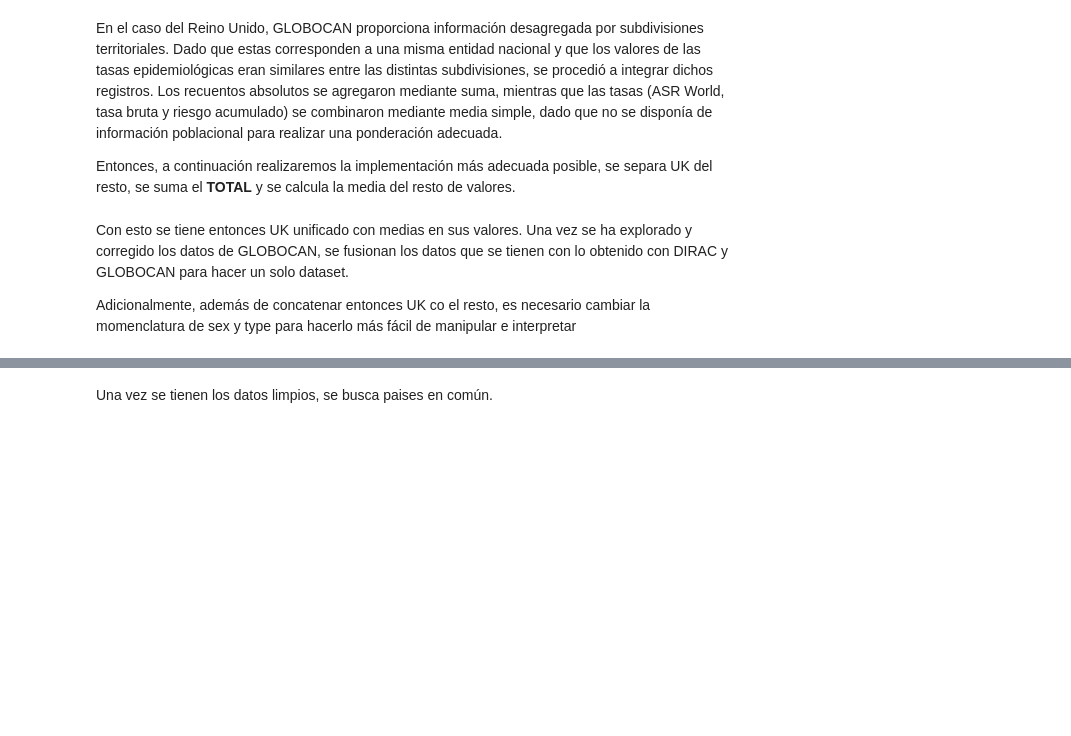
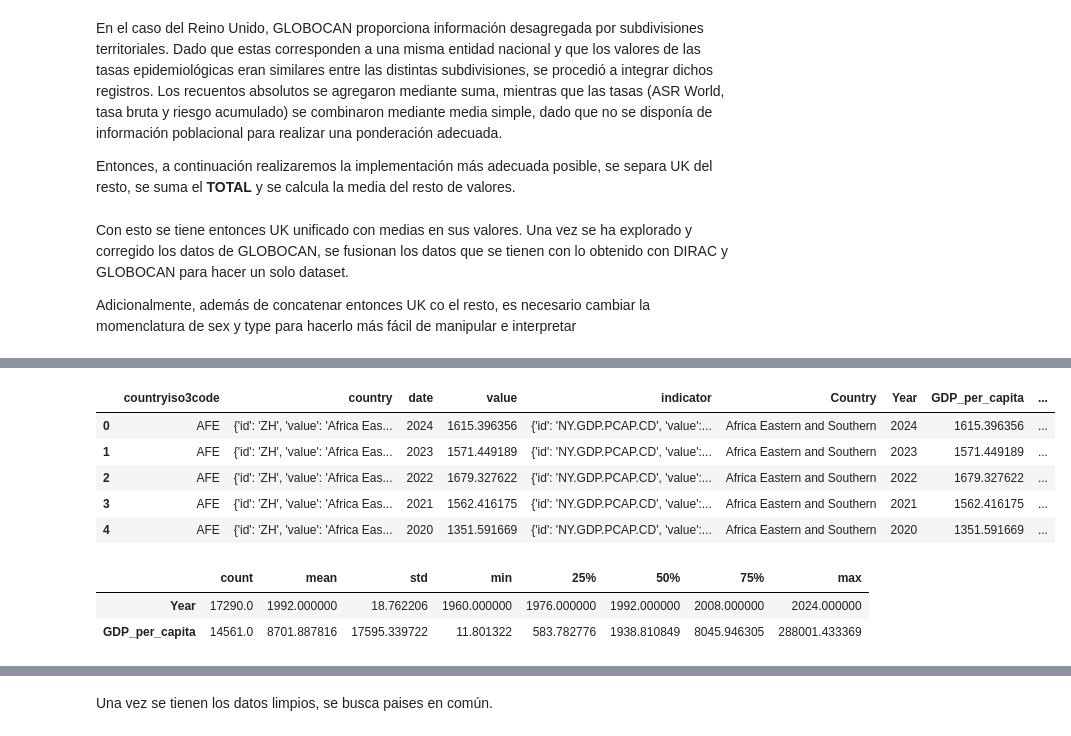
Before and after one commit to mehrerm/TFM, a Jupyter notebook: notebooks/01_load_and_clean_DIRAC.ipynb, the cells around one changed output, grey strips where cells are left out. Saved outputs shown, nothing was run; the diff lists cells and outputs as text; code cells hidden in the pictures; blank space fills up the shorter version.

```diff
--- a/notebooks/01_load_and_clean_DIRAC.ipynb
+++ b/notebooks/01_load_and_clean_DIRAC.ipynb
@@ -273,6 +250,10 @@ country_mapping = {
     "Taiwan, China": "China",
 
     'Czech Republic': 'Czechia',
+
+    "Slovak Republic": "Slovakia",
+
+    "United Kingdom of Great Britain and Northern Ireland": "United Kingdom",
 
     "UK, England": "United Kingdom",
     "UK, Wales": "United Kingdom",
@@ -285,10 +266,16 @@ country_mapping = {
     "France, Martinique": "Martinique",
 
     "USA": "United States of America",
+    "United States" : "United States of America",
+    "United States of America (the)": "United States of America",
+
+    "Puerto Rico (US)": "Puerto Rico",
+
 
 
     "Korea, Republic of": "South Korea",
     "Republic of Korea" : "South Korea",
+    "Korea, Rep.": "South Korea",
     "Korea, Democratic People's Republic of": "North Korea",
 
 
@@ -299,13 +286,18 @@ country_mapping = {
 
     'Venezuela, Bolivarian Republic of': 'Venezuela',
     'Venezuela (Bolivarian Republic of)': 'Venezuela',
+    "Venezuela, RB": "Venezuela",
 
     'Bolivia, Plurinational State of': 'Bolivia',
     'Bolivia (Plurinational State of)': 'Bolivia',
 
     "Netherlands, Kingdom of the": "The Netherlands",
 
-    "Republic of Moldova": "Moldova"
+    "Republic of Moldova": "Moldova", # Comma added here
+
+    "Kyrgyz Republic": "Kyrgyzstan",
+
+    "Syrian Arab Republic": "Syria"
 
 }
 # %%
@@ -843,0 +840,11 @@ glob_clean = df_all_cancer_clean.copy()
+# %%
+#Se limpia el dataset del banco mundial
+
+print(df_PIB[["country", "date", "value"]].head())
+
+df_PIB["Country"] = df_PIB["country"].apply(lambda x: x["value"])
+df_PIB["Year"] = df_PIB["date"].astype(int)
+df_PIB["GDP_per_capita"] = df_PIB["value"]
+
+print(df_PIB[["Country", "Year", "GDP_per_capita"]].head())
+print(df_PIB["Country"].unique())
@@ -843,0 +869,11 @@ glob_clean = df_all_cancer_clean.copy()
+# %%
+df_PIB["Country_harmonized"] = (
+    df_PIB["Country"]
+    .replace(country_mapping)
+)
+
+df_PIB["Country_harmonized"] = df_PIB["Country_harmonized"].apply(
+    lambda x: unicodedata.normalize("NFKD", x).encode("ASCII", "ignore").decode("utf-8")
+    if pd.notna(x) else x
+)
+df_PIB["Country_harmonized"].unique()
@@ -843,0 +898,18 @@ glob_clean = df_all_cancer_clean.copy()
+# %%
+df_PIB.head()
+# %% [output]
+|  | countryiso3code | country | date | value | indicator | Country | Year | GDP_per_capita | ... |
+| 0 | AFE | {'id': 'ZH', 'value': 'Africa Eas... | 2024 | 1615.396356 | {'id': 'NY.GDP.PCAP.CD', 'value':... | Africa Eastern and Southern | 2024 | 1615.396356 | ... |
+| 1 | AFE | {'id': 'ZH', 'value': 'Africa Eas... | 2023 | 1571.449189 | {'id': 'NY.GDP.PCAP.CD', 'value':... | Africa Eastern and Southern | 2023 | 1571.449189 | ... |
+| 2 | AFE | {'id': 'ZH', 'value': 'Africa Eas... | 2022 | 1679.327622 | {'id': 'NY.GDP.PCAP.CD', 'value':... | Africa Eastern and Southern | 2022 | 1679.327622 | ... |
+| 3 | AFE | {'id': 'ZH', 'value': 'Africa Eas... | 2021 | 1562.416175 | {'id': 'NY.GDP.PCAP.CD', 'value':... | Africa Eastern and Southern | 2021 | 1562.416175 | ... |
+| 4 | AFE | {'id': 'ZH', 'value': 'Africa Eas... | 2020 | 1351.591669 | {'id': 'NY.GDP.PCAP.CD', 'value':... | Africa Eastern and Southern | 2020 | 1351.591669 | ... |
+# %%
+df_PIB = df_PIB.drop(columns=["country", "date", "value", "Country", "countryiso3code", "indicator"], errors="ignore")
+datos_numericos = df_PIB.select_dtypes(include=['int64', "float64"])
+
+datos_numericos.describe().T
+# %% [output]
+|  | count | mean | std | min | 25% | 50% | 75% | max |
+| Year | 17290.0 | 1992.000000 | 18.762206 | 1960.000000 | 1976.000000 | 1992.000000 | 2008.000000 | 2024.000000 |
+| GDP_per_capita | 14561.0 | 8701.887816 | 17595.339722 | 11.801322 | 583.782776 | 1938.810849 | 8045.946305 | 288001.433369 |
```
Also changed, not shown: parts of 15 cells of this notebook.
